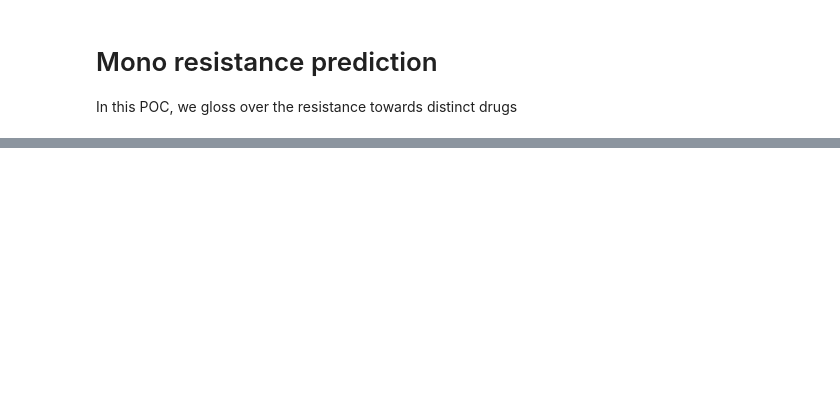
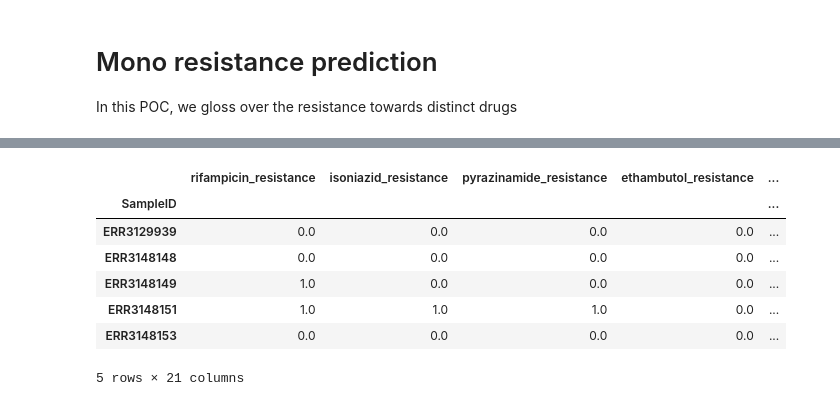
Before and after one commit to abhi18av/drug-resistance-prediction-cambiohack, a Jupyter notebook: src/notebooks/mono_resistance_analysis.ipynb, the cells around one changed output, grey strips where cells are left out. Cells and saved outputs as stored; diff of their text form; code cells hidden in the pictures; blank space fills up the shorter version.

```diff
--- a/src/notebooks/mono_resistance_analysis.ipynb
+++ b/src/notebooks/mono_resistance_analysis.ipynb
@@ -555,0 +187,14 @@ stackedensemble prediction progress: |██████████████
+# %%
+final_df[renamed_drug_columns_names] = final_df[renamed_drug_columns_names] \
+                                              .apply(lambda x : list(map(binarize_multi_drug_resistance_vector, x))) \
+                                              .fillna(0.0)
+final_df[renamed_drug_columns_names].head()
+# %% [output]
+|  | rifampicin_resistance | isoniazid_resistance | pyrazinamide_resistance | ethambutol_resistance | ... |
+| SampleID |  |  |  |  | ... |
+| ERR3129939 | 0.0 | 0.0 | 0.0 | 0.0 | ... |
+| ERR3148148 | 0.0 | 0.0 | 0.0 | 0.0 | ... |
+| ERR3148149 | 1.0 | 0.0 | 0.0 | 0.0 | ... |
+| ERR3148151 | 1.0 | 1.0 | 1.0 | 0.0 | ... |
+| ERR3148153 | 0.0 | 0.0 | 0.0 | 0.0 | ... |
+5 rows × 21 columns
```
Also changed, not shown: parts of 51 cells of this notebook, 9 other files.
